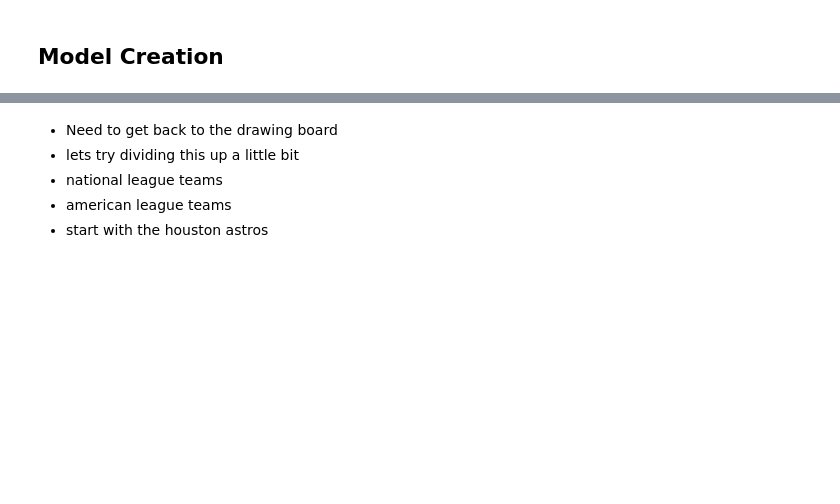
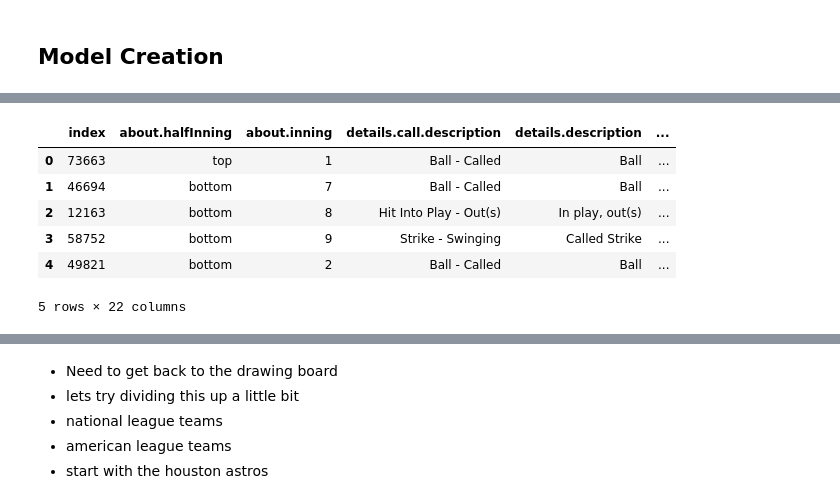
Before and after one commit to ConnorAnderson29/pitch_prediction_model, a Jupyter notebook: classification_models.ipynb, the cells around one changed output, grey strips where cells are left out. Drawn from its saved outputs; the diff is of its cells as text; code cells hidden in the pictures; blank space fills up the shorter version.

```diff
--- a/classification_models.ipynb
+++ b/classification_models.ipynb
@@ -103,0 +154,10 @@ X_train, X_test, y_train, y_test = train_test_split(predictors, target, random_s
+# %%
+final_train.head()
+# %% [output]
+|  | index | about.halfInning | about.inning | details.call.description | details.description | ... |
+| 0 | 73663 | top | 1 | Ball - Called | Ball | ... |
+| 1 | 46694 | bottom | 7 | Ball - Called | Ball | ... |
+| 2 | 12163 | bottom | 8 | Hit Into Play - Out(s) | In play, out(s) | ... |
+| 3 | 58752 | bottom | 9 | Strike - Swinging | Called Strike | ... |
+| 4 | 49821 | bottom | 2 | Ball - Called | Ball | ... |
+5 rows × 22 columns
```
Also changed, not shown: parts of 26 cells of this notebook, 2 other files.
